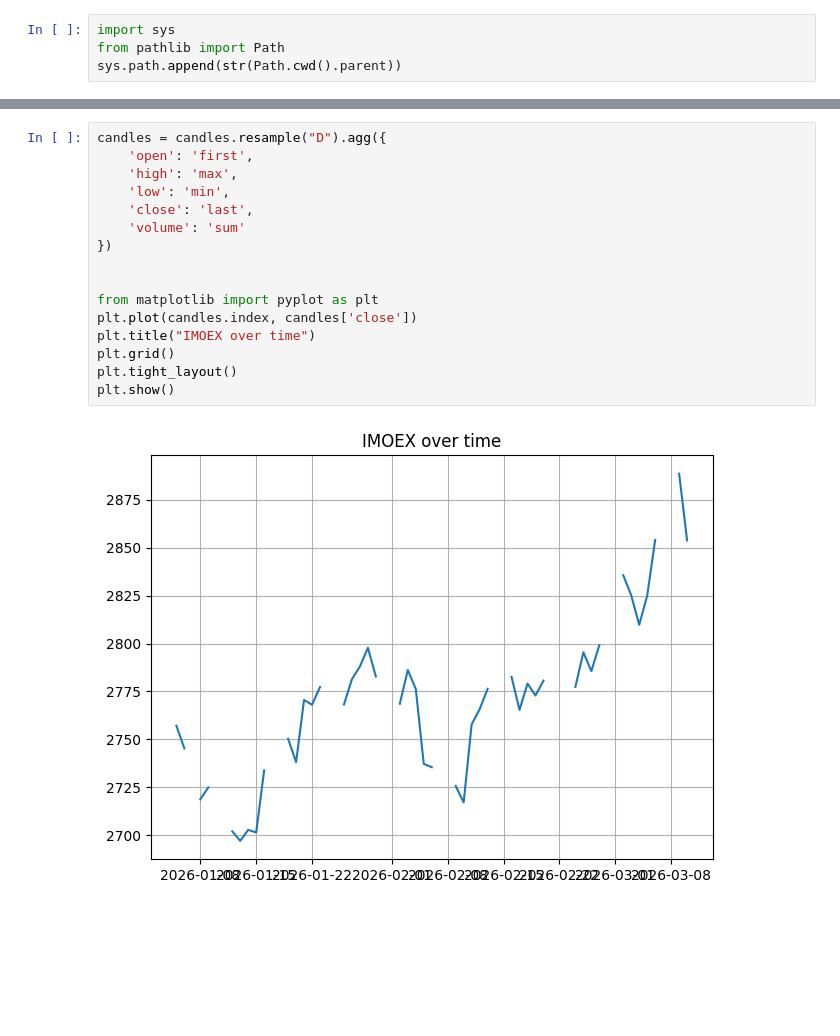
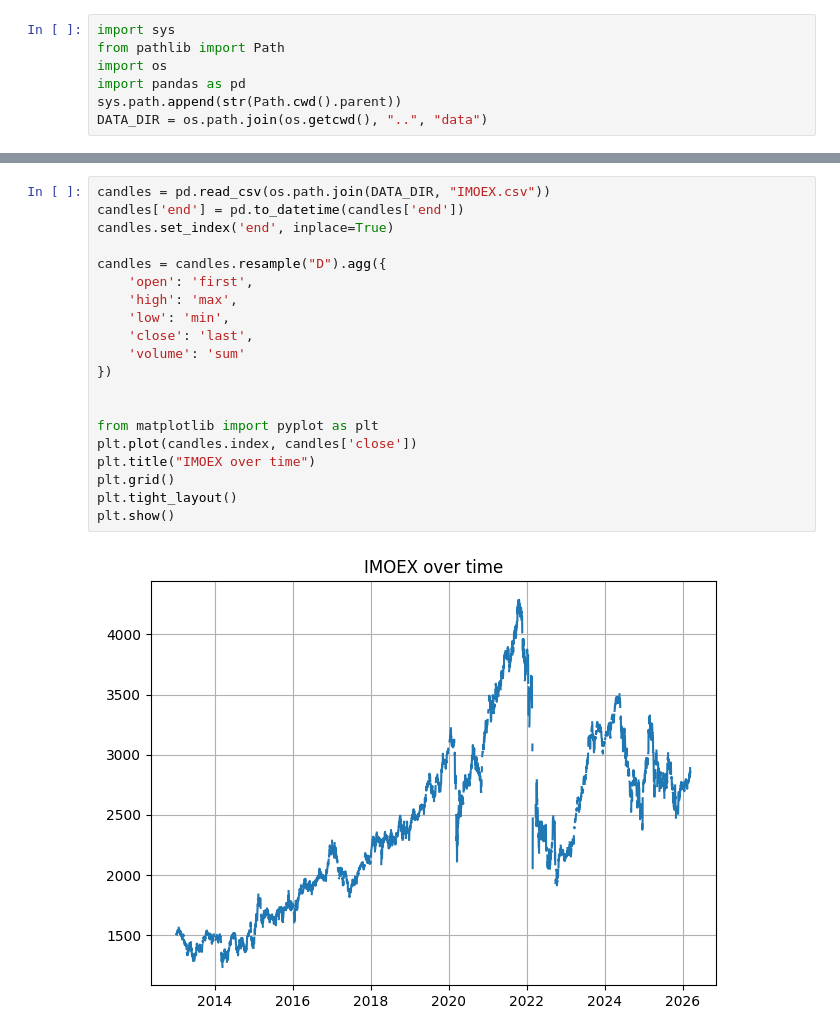
Before and after one commit to SigmaFlowX/Hidden-Markov-Model-for-Regime-Detection, a Jupyter notebook: notebooks/hmm_regime_detection.ipynb, the cells around one changed output, grey strips where cells are left out. Cells and saved outputs as stored; diff of their text form; blank space fills up the shorter version.

```diff
--- a/notebooks/hmm_regime_detection.ipynb
+++ b/notebooks/hmm_regime_detection.ipynb
@@ -1,7 +1,10 @@
 # %%
 import sys
 from pathlib import Path
+import os
+import pandas as pd
 sys.path.append(str(Path.cwd().parent))
+DATA_DIR = os.path.join(os.getcwd(), "..", "data")
 # %%
 from src.load_data import get_moex_candles, save_candles_df
 from datetime import datetime
@@ -29,20 +33,24 @@ candles = get_moex_candles(ticker, start_date, end_date, rest_time=0.5, interval
 2026-03-12 00:00:00
 Number of deleted duplicates: 0
 # %%
+candles = pd.read_csv(os.path.join(DATA_DIR, "IMOEX.csv"))
+candles['end'] = pd.to_datetime(candles['end'])
+candles.set_index('end', inplace=True)
+
 candles = candles.resample("D").agg({
     'open': 'first',
     'high': 'max',
     'low': 'min',
     'close': 'last',
     'volume': 'sum'
 })
 
 
 from matplotlib import pyplot as plt
 plt.plot(candles.index, candles['close'])
 plt.title("IMOEX over time")
 plt.grid()
 plt.tight_layout()
 plt.show()
 # %% [output]
-[figure, old version]
+[figure, new version]
```
Also changed, not shown: parts of 1 cell of this notebook.
